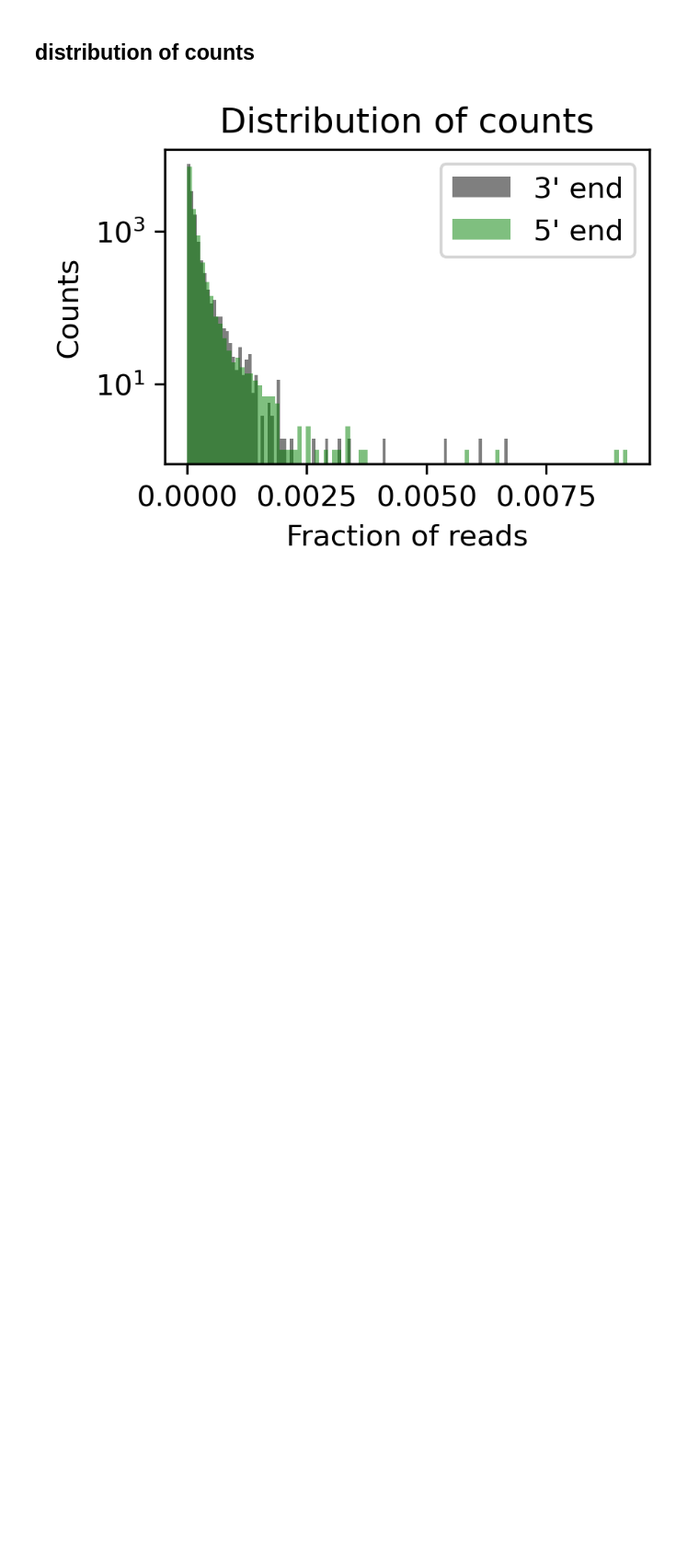
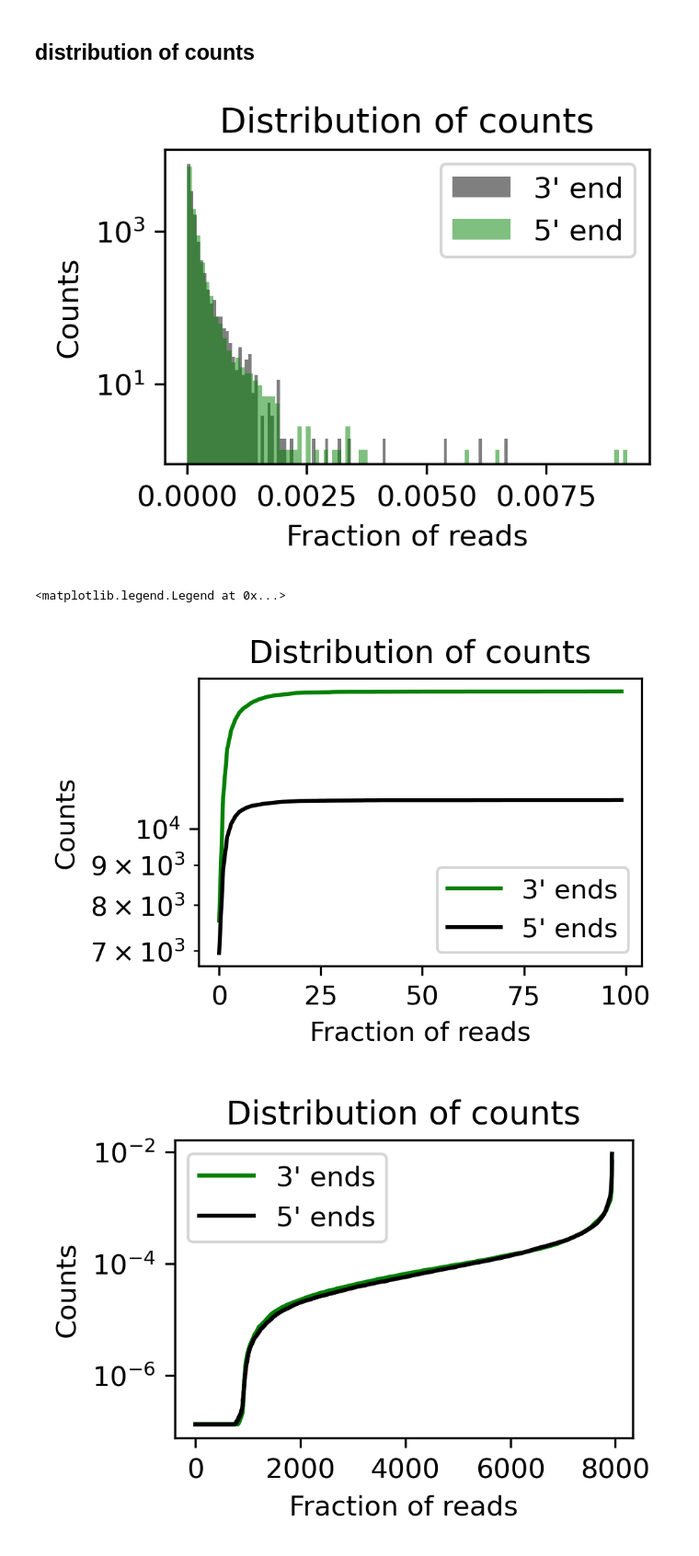
Before and after one commit to tturowski/Pol1_termination_MS, a Jupyter notebook: 05_notebooks/Fig_1_and_Fig_S1.ipynb, the cells around one changed output. Shown at 92% size. Drawn from its saved outputs; the diff is of its cells as text; code cells hidden in the pictures; blank space fills up the shorter version.

```diff
--- a/05_notebooks/Fig_1_and_Fig_S1.ipynb
+++ b/05_notebooks/Fig_1_and_Fig_S1.ipynb
@@ -181,8 +181,8 @@ tt.plotting.plot_to_compare(ref=df11_Rpa190_3end, df=df12_Rpa190_5end,figsize=(7
 # %%
 plt.figure(figsize=(3,2),dpi=300)
 b=100
-n, bins, patches = plt.hist(df11_Rpa190_3end['mean'], b, density=True, facecolor='black', alpha=0.5, label="3' end")
-n, bins, patches = plt.hist(df12_Rpa190_5end['mean'], b, density=True, facecolor='g', alpha=0.5,label="5' end")
+n3, bins3, patches = plt.hist(df11_Rpa190_3end['mean'], b, density=True, facecolor='black', alpha=0.5, label="3' end")
+n5, bins5, patches = plt.hist(df12_Rpa190_5end['mean'], b, density=True, facecolor='g', alpha=0.5,label="5' end")
 
 plt.xlabel('Fraction of reads')
 plt.ylabel('Counts')
@@ -195,3 +195,40 @@ plt.legend()
 plt.savefig("Fig_S1B.png",dpi=300,bbox_inches='tight')
 # %% [output]
 [figure]
+# %%
+ends3 = np.cumsum(n3)
+ends5 = np.cumsum(n5)
+
+plt.figure(figsize=(3,2),dpi=300)
+plt.plot(ends3,label="3' ends",c='green')
+plt.plot(ends5,label="5' ends",c='black')
+
+plt.xlabel('Fraction of reads')
+plt.ylabel('Counts')
+plt.title('Distribution of counts')
+# plt.xlim(0, 0.004)
+# plt.ylim(0, 0.03)
+plt.yscale('log')
+# plt.grid(True)
+plt.legend()
+
+ends3 = df11_Rpa190_3end['mean'].dropna().sort_values().to_numpy()
+ends5 = df12_Rpa190_5end['mean'].dropna().sort_values().to_numpy()
+
+plt.figure(figsize=(3,2),dpi=300)
+plt.plot(ends3,label="3' ends",c='green')
+plt.plot(ends5,label="5' ends",c='black')
+
+plt.xlabel('Fraction of reads')
+plt.ylabel('Counts')
+plt.title('Distribution of counts')
+# plt.xlim(0, 0.004)
+# plt.ylim(0, 0.03)
+plt.yscale('log')
+# plt.grid(True)
+plt.legend()
+# plt.savefig("Fig_S1B.png",dpi=300,bbox_inches='tight')
+# %% [output]
+<matplotlib.legend.Legend at 0x...>
+[figure, added]
+[figure, added]
```
Also changed, not shown: parts of 4 cells of this notebook, 10 other files.
